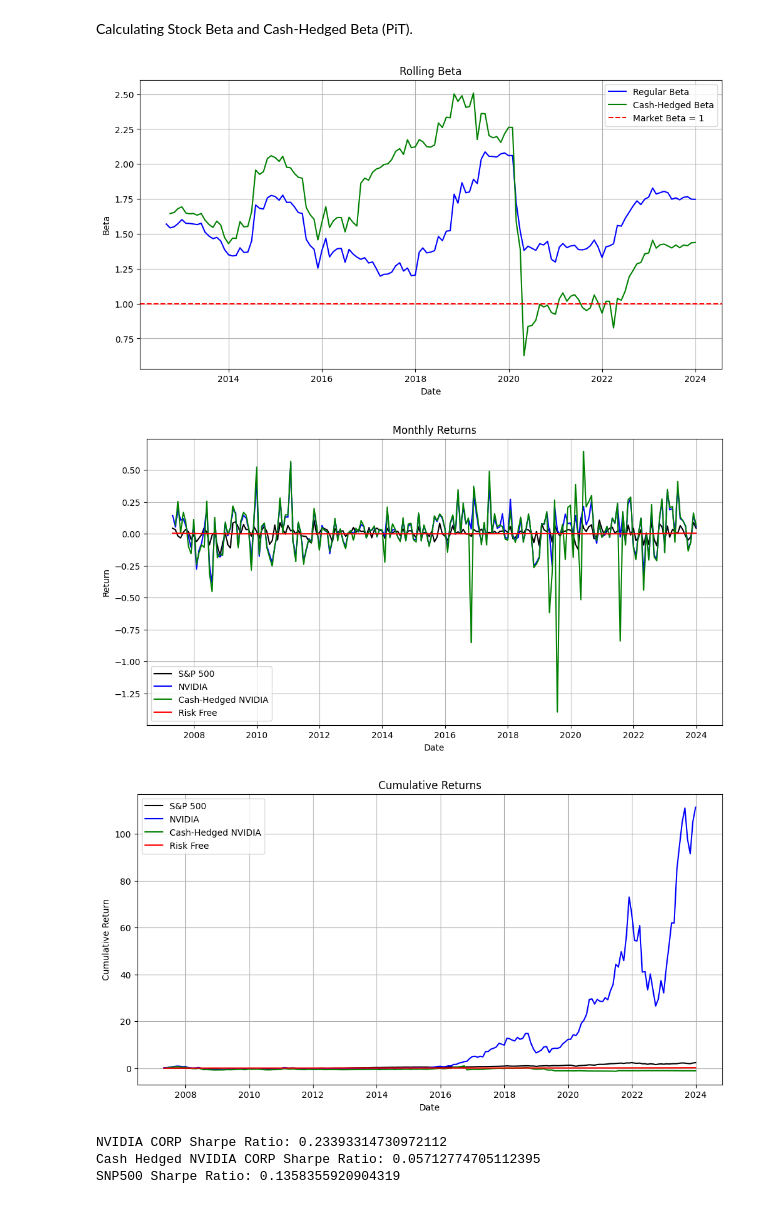
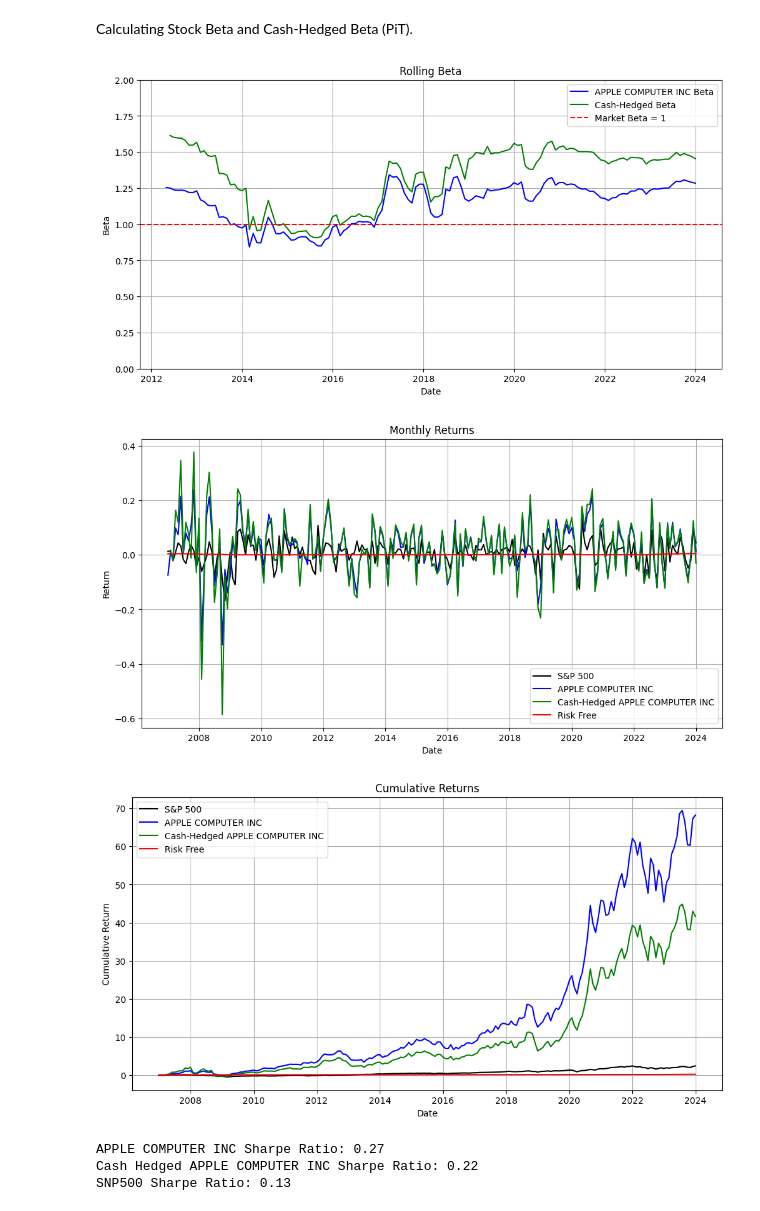
Before and after one commit to veervohra03/CashHedged, a Jupyter notebook: cashHedgedV2.ipynb, the cells around one changed output. Saved outputs shown, nothing was run; the diff lists cells and outputs as text; code cells hidden in the pictures.

Commit message:
Generalise to any company & minor tweaks

```diff
--- a/cashHedgedV2.ipynb
+++ b/cashHedgedV2.ipynb
@@ -92,0 +124,6 @@ comps[comps['company_name'] == f'{company_name}']
+# %%
+company_name = 'APPLE COMPUTER INC' # root variable for rest of notebook
+
+comp0 = comps[comps['company_name'] == f'{company_name}']
+
+comp0
@@ -92,0 +133,4 @@ comps[comps['company_name'] == f'{company_name}']
+# %%
+company_permno = str(comp0['permno'][comp0.index[0]])
+
+company_permno
@@ -93,10 +139,8 @@ comps[comps['company_name'] == f'{company_name}']
 # %%
-# Using NVIDIA as example to figure out the algorithm.
-
-link = conn.raw_sql('''
+link = conn.raw_sql(f'''
 SELECT *
 FROM crsp.ccmxpf_linktable
-WHERE lpermno = 86580;
+WHERE lpermno = {company_permno};
 ''')
 
 link
@@ -106,3 +150,4 @@ link
 # %%
 company_gvkey = link['gvkey'][0]
-company_permno = str(link['lpermno'][0])
+
+company_gvkey
@@ -285,33 +332,33 @@ company['cash_hedged_beta'] = calculate_rolling_beta(company['cash_hedged_return
 company['snp_beta'] = calculate_rolling_beta(company['snp_return'], company['snp_return'], window)
 # %%
 plt.figure(figsize=(12, 6))
-plt.plot(company['date'], company['company_beta'], label='Regular Beta', color='blue')
+plt.plot(company['date'], company['company_beta'], label=f'{company_name} Beta', color='blue')
 plt.plot(company['date'], company['cash_hedged_beta'], label='Cash-Hedged Beta', color='green')
 plt.axhline(1, color='red', linestyle='--', label='Market Beta = 1')
 plt.title('Rolling Beta')
 plt.xlabel('Date')
 plt.ylabel('Beta')
 plt.legend()
-# plt.ylim(-5, 5)
+plt.ylim(-0, 2)
 plt.grid()
 plt.show()
 # %% [output]
-[figure, old version]
+[figure, new version]
 # %%
 
 plt.figure(figsize=(12, 6))
 plt.plot(company['date'], company['snp_return'], label='S&P 500', color='black')
-plt.plot(company['date'], company['stock_return'], label='NVIDIA', color='blue')
-plt.plot(company['date'], company['cash_hedged_return'], label='Cash-Hedged NVIDIA', color='green')
+plt.plot(company['date'], company['stock_return'], label=f'{company_name}', color='blue')
+plt.plot(company['date'], company['cash_hedged_return'], label=f'Cash-Hedged {company_name}', color='green')
 plt.plot(company['date'], company['rf_rate'], label='Risk Free', color='red')
 plt.title('Monthly Returns')
 plt.xlabel('Date')
 plt.ylabel('Return')
 plt.legend()
 plt.grid()
 plt.show()
 # %% [output]
-[figure, old version]
+[figure, new version]
 # %%
 company['snp_cum_return'] = (1 + company['snp_return']).cumprod() - 1
 company['company_cum_return'] = (1 + company['stock_return']).cumprod() - 1
@@ -320,8 +367,8 @@ company['rf_cum_return'] = (1 + company['rf_rate']).cumprod() - 1
 # %%
 plt.figure(figsize=(12, 6))
 plt.plot(company['date'], company['snp_cum_return'], label='S&P 500', color='black')
-plt.plot(company['date'], company['company_cum_return'], label='NVIDIA', color='blue')
-plt.plot(company['date'], company['cash_hedged_cum_return'], label='Cash-Hedged NVIDIA', color='green')
+plt.plot(company['date'], company['company_cum_return'], label=f'{company_name}', color='blue')
+plt.plot(company['date'], company['cash_hedged_cum_return'], label=f'Cash-Hedged {company_name}', color='green')
 plt.plot(company['date'], company['rf_cum_return'], label='Risk Free', color='red')
 plt.title('Cumulative Returns')
 plt.xlabel('Date')
@@ -330,21 +377,19 @@ plt.legend()
 plt.grid()
 plt.show()
 # %% [output]
-[figure, old version]
+[figure, new version]
 # %%
 def sharpe(ret):
     temp = pd.DataFrame()
     temp["stock_excess_return"] = company[f"{ret}"] - company["rf_rate"]
-
     average_excess_return = temp["stock_excess_return"].mean()
     std_excess_return = temp["stock_excess_return"].std()
-
     return average_excess_return / std_excess_return
 
-print(f"{company_name} Sharpe Ratio:", sharpe('stock_return'))
-print(f"Cash Hedged {company_name} Sharpe Ratio:", sharpe('cash_hedged_return'))
-print("SNP500 Sharpe Ratio:", sharpe('snp_return'))
+print(f"{company_name} Sharpe Ratio:", '{0:.4f}'.format(sharpe('stock_return')))
+print(f"Cash Hedged {company_name} Sharpe Ratio:", '{0:.4f}'.format(sharpe('cash_hedged_return')))
+print("SNP500 Sharpe Ratio:", '{0:.4f}'.format(sharpe('snp_return')))
 # %% [output]
-NVIDIA CORP Sharpe Ratio: 0.23393314730972112
-Cash Hedged NVIDIA CORP Sharpe Ratio: 0.05712774705112395
-SNP500 Sharpe Ratio: 0.1358355920904319
+APPLE COMPUTER INC Sharpe Ratio: 0.27
+Cash Hedged APPLE COMPUTER INC Sharpe Ratio: 0.22
+SNP500 Sharpe Ratio: 0.13
```
Also changed, not shown: parts of 12 cells of this notebook.
